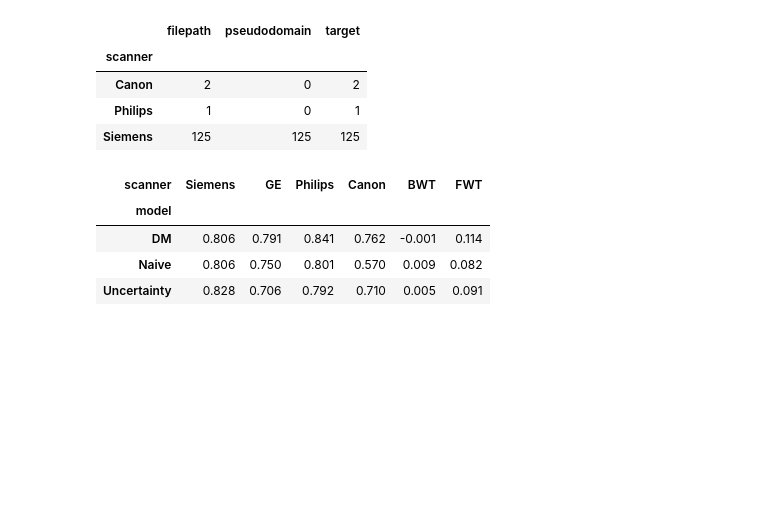
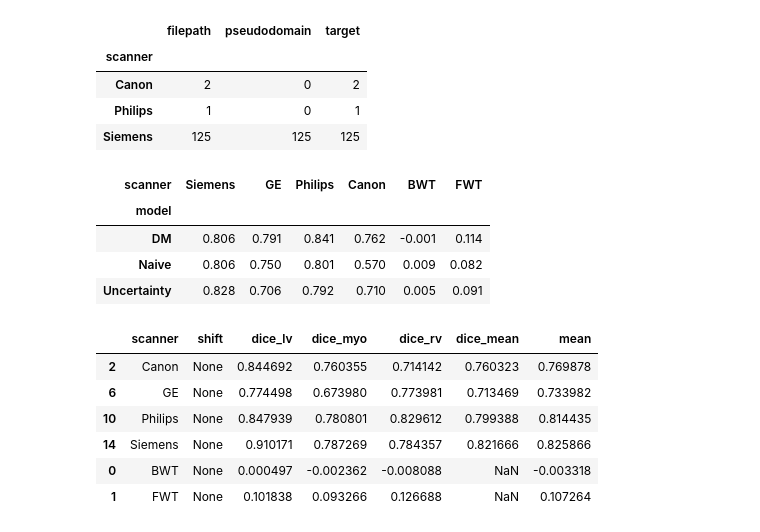
Before and after one commit to cirmuw/casa, a Jupyter notebook: evaluation/cardiac_evaluation.ipynb, the cells around one changed output. Saved outputs shown, nothing was run; the diff lists cells and outputs as text; code cells hidden in the pictures; blank space fills up the shorter version.

```diff
--- a/evaluation/cardiac_evaluation.ipynb
+++ b/evaluation/cardiac_evaluation.ipynb
@@ -305,3 +305,13 @@ df_overview[['Siemens', 'GE', 'Philips', 'Canon', 'BWT', 'FWT']]
 | DM | 0.806 | 0.791 | 0.841 | 0.762 | -0.001 | 0.114 |
 | Naive | 0.806 | 0.750 | 0.801 | 0.570 | 0.009 | 0.082 |
 | Uncertainty | 0.828 | 0.706 | 0.792 | 0.710 | 0.005 | 0.091 |
+# %%
+eval_config('../training_configs/cardiac_casa_5.yml')
+# %% [output]
+|  | scanner | shift | dice_lv | dice_myo | dice_rv | dice_mean | mean |
+| 2 | Canon | None | 0.844692 | 0.760355 | 0.714142 | 0.760323 | 0.769878 |
+| 6 | GE | None | 0.774498 | 0.673980 | 0.773981 | 0.713469 | 0.733982 |
+| 10 | Philips | None | 0.847939 | 0.780801 | 0.829612 | 0.799388 | 0.814435 |
+| 14 | Siemens | None | 0.910171 | 0.787269 | 0.784357 | 0.821666 | 0.825866 |
+| 0 | BWT | None | 0.000497 | -0.002362 | -0.008088 | NaN | -0.003318 |
+| 1 | FWT | None | 0.101838 | 0.093266 | 0.126688 | NaN | 0.107264 |
```
Also changed, not shown: parts of 3 cells of this notebook, 7 other files.
